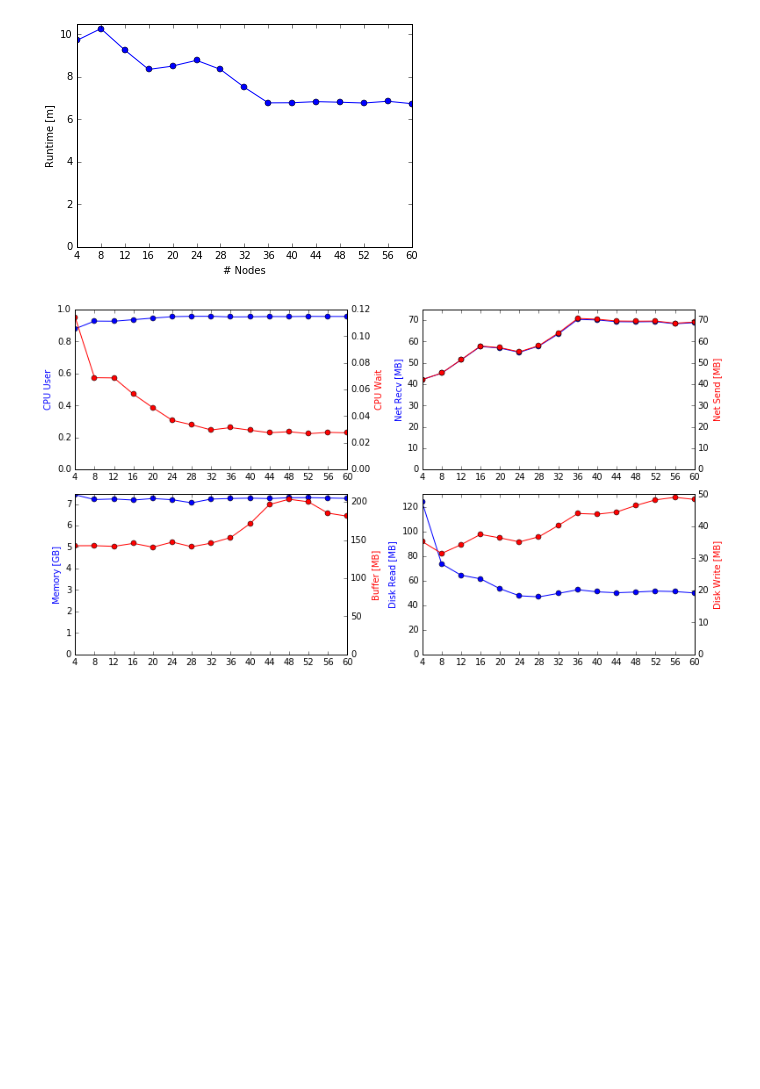
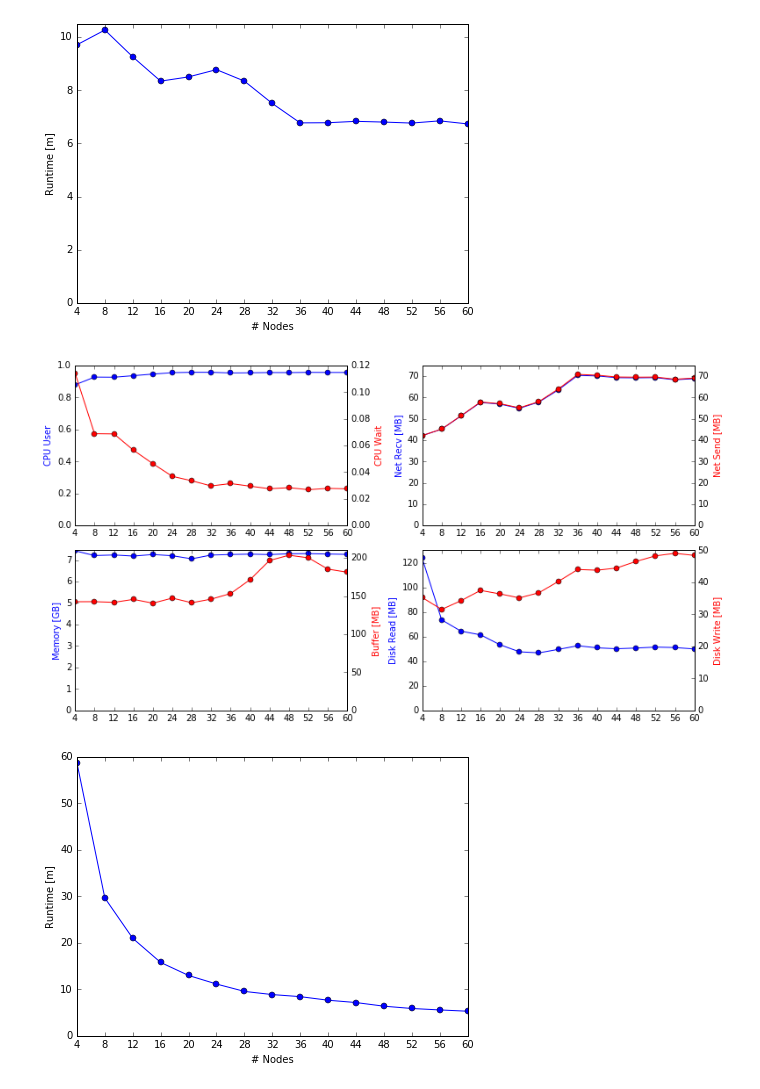
Before and after one commit to citlab/iterations-experiments, a Jupyter notebook: plots/adaptive-iterations-plots.ipynb, the cells around one changed output. Drawn from its saved outputs; the diff is of its cells as text; code cells hidden in the pictures; blank space fills up the shorter version.

Commit message:
fix wrong plots

```diff
--- a/plots/adaptive-iterations-plots.ipynb
+++ b/plots/adaptive-iterations-plots.ipynb
@@ -8,15 +8,11 @@ import matplotlib.pyplot as plt
 data = np.load('experiments.npz')
 kmeans, tpchq10 = data['kmeans'], data['tpchq10']
 # %%
-def twin_plot(ax, y1, y2):
-    ax.plot(y1, 'b-o', label='A')
-    ax_twin = ax.twinx()
-    ax_twin.plot(y2, 'r-o', label='B')
-
 def plot_stats(data):
     x = 4*(np.arange(data.shape[0])+1)
 
     # plot runtime
+    fig = plt.figure(figsize=(7,5))
     plt.plot(x, data[:,0]/1000/60, 'o-')
     plt.xticks(x)
     plt.xlabel('# Nodes')
@@ -82,10 +78,11 @@ def plot_stats(data):
 
     return runtime_fig, fig
 # %%
-runtime_fig, stats_fig = plot_stats(tpchq10)
 for dataset in ['tpchq10', 'kmeans']:
+    runtime_fig, stats_fig = plot_stats(data[dataset])
     runtime_fig.savefig('figures/%s_runtime.pdf' % dataset)
     stats_fig.savefig('figures/%s_stats.pdf' % dataset)
 # %% [output]
-[figure, old version]
+[figure, new version]
 [figure]
+[figure, added]
```
Also changed, not shown: parts of 1 cell of this notebook, 4 other files.
